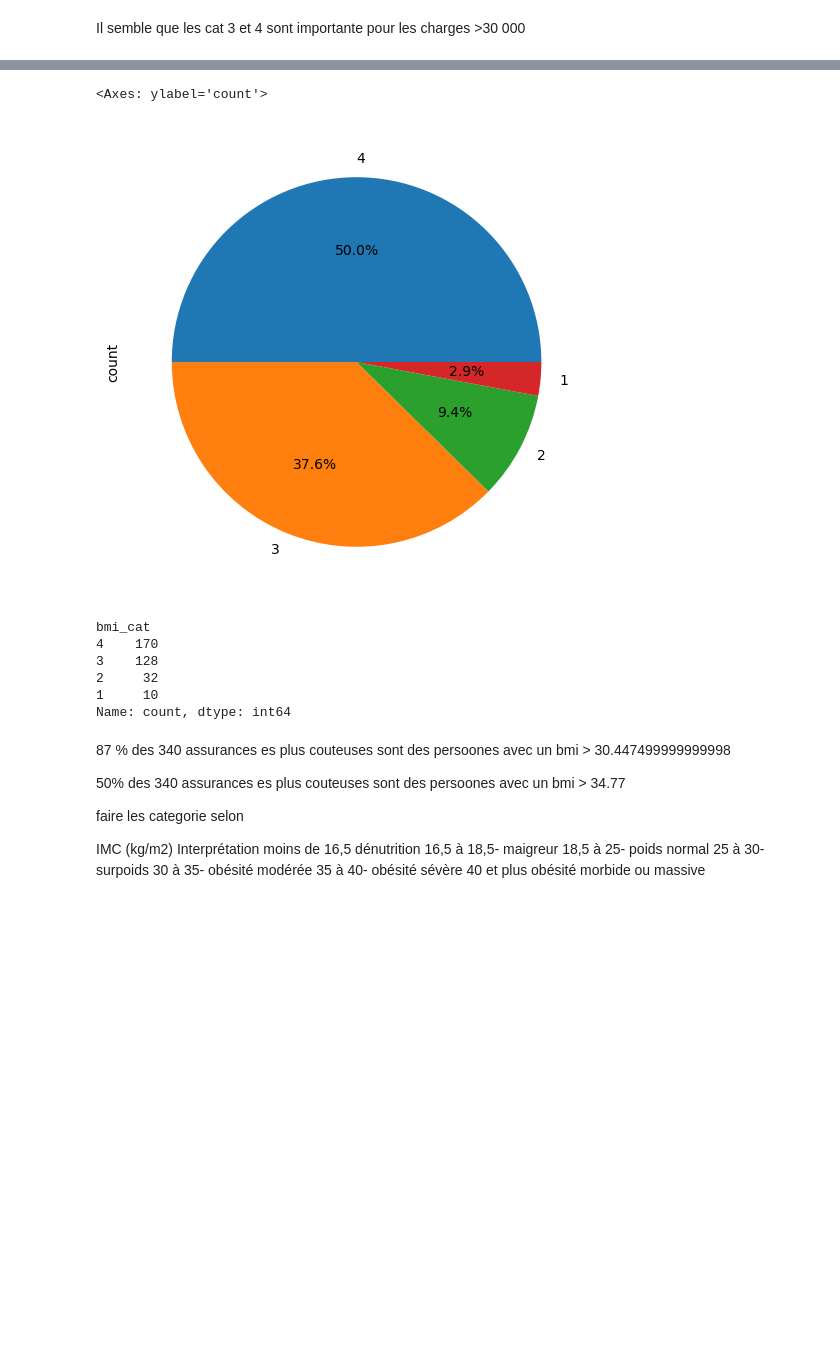
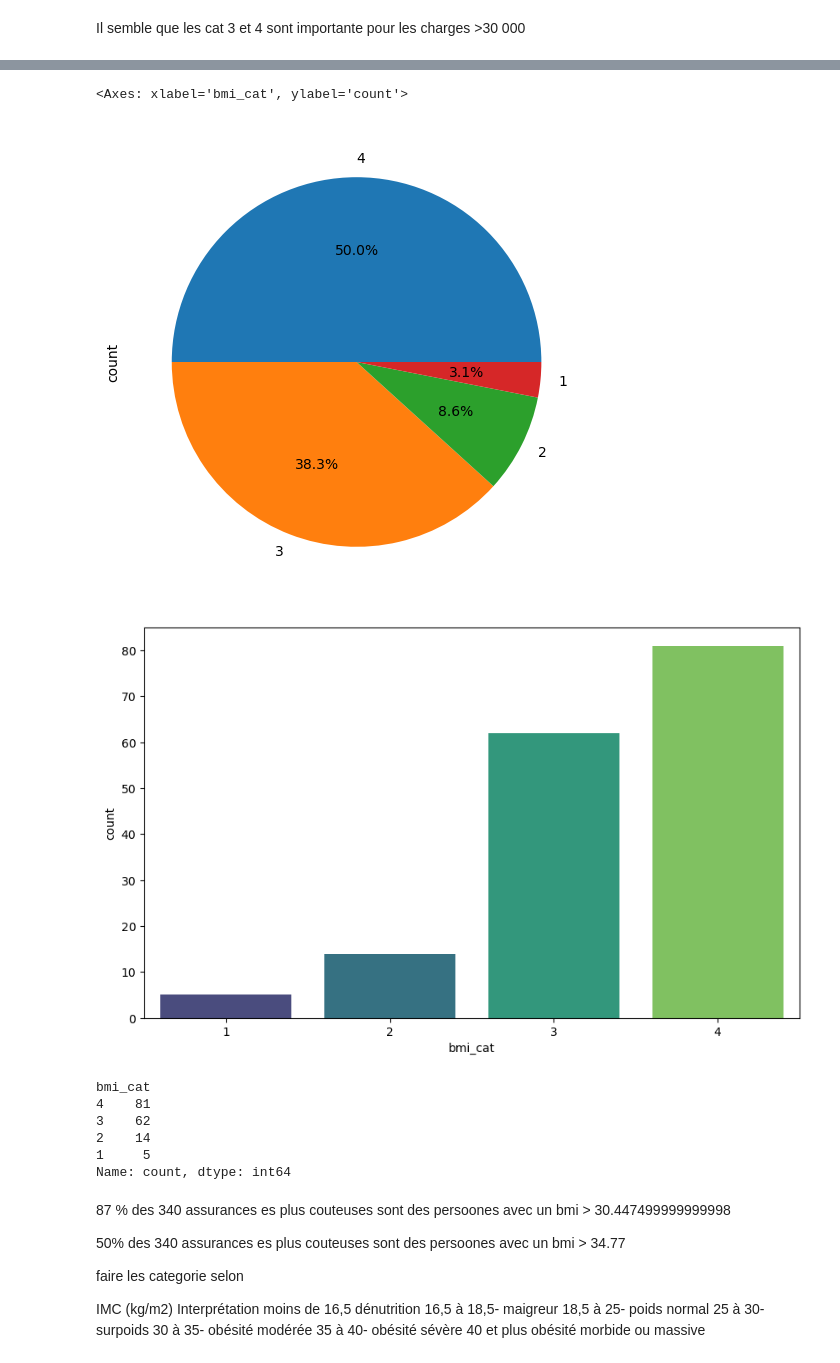
Before and after one commit to sacha-sz/SY09-Projet, a Jupyter notebook: EDA_imc.ipynb, the cells around one changed output, grey strips where cells are left out. Cells and saved outputs as stored; diff of their text form; code cells hidden in the pictures; blank space fills up the shorter version.

Commit message:
imc drop duplicate

```diff
--- a/EDA_imc.ipynb
+++ b/EDA_imc.ipynb
@@ -17,17 +17,23 @@ from sklearn.preprocessing import StandardScaler
 # %%
 
 df = pd.read_csv("data/medical_insurance.csv", sep=",")
+
+# Count unique combinaisons of values in columns
+df = df.drop_duplicates()
+
+
 le_smoker = LabelEncoder()
+le_sex = LabelEncoder()
+oh_region = OneHotEncoder(handle_unknown="ignore")
+
 df["smoker"] = le_smoker.fit_transform(df["smoker"])
-
-le_sex = LabelEncoder()
 df["sex"] = le_sex.fit_transform(df["sex"])
 
-oh_region = OneHotEncoder()
-region_encoded = oh_region.fit_transform(df["region"].values.reshape(-1, 1)).toarray()
-df_region_encoded = pd.DataFrame(region_encoded, columns=["northeast", "northwest", "southeast", "southwest"])
-df = pd.concat([df, df_region_encoded], axis=1)
-df.drop("region", axis=1, inplace=True)
+# One hot encoding sur la colonne region
+encoded_region = oh_region.fit_transform(df[["region"]])
+encoded_region = pd.DataFrame(encoded_region.toarray(), columns=["northeast", "northwest", "southeast", "southwest"])
+df.drop(columns=["region"], inplace=True)
+df = pd.merge(df, encoded_region, left_index=True, right_index=True)
 # %%
 q1 = df["charges"].quantile(0.25)
 q2 = df["charges"].quantile(0.5)
@@ -101,18 +115,24 @@ sns.displot(df_30000_60000, x="charges", hue="bmi_cat", kind="kde")
 # %%
-# pie plot
+# plot de la proportion des bmi_cat dans le dataframe df_30000_60000
 plt.figure(figsize=(10, 6))
 df_30000_60000["bmi_cat"].value_counts().plot.pie(autopct="%1.1f%%")
+
+#autre alternative de presentation :
+
+plt.figure(figsize=(10, 6))
+sns.countplot(data=df_30000_60000, x="bmi_cat", palette="viridis")
 # %% [output]
-<Axes: ylabel='count'>
+<Axes: xlabel='bmi_cat', ylabel='count'>
-[figure, old version]
+[figure, new version]
+[figure, added]
 # %%
 df_30000_60000["bmi_cat"].value_counts()
 # %% [output]
 bmi_cat
-4    170
-3    128
-2     32
-1     10
+4    81
+3    62
+2    14
+1     5
 Name: count, dtype: int64
 # %% [markdown]
 87 % des 340 assurances es plus couteuses sont des persoones avec un bmi > 30.447499999999998
```
Also changed, not shown: parts of 9 cells of this notebook.
